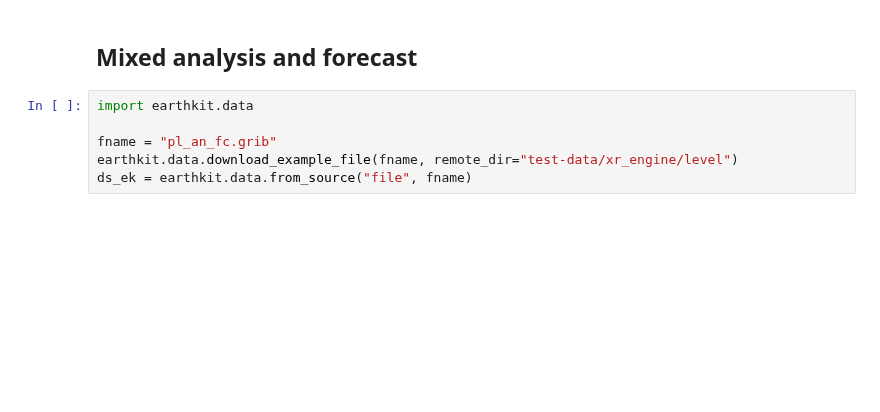
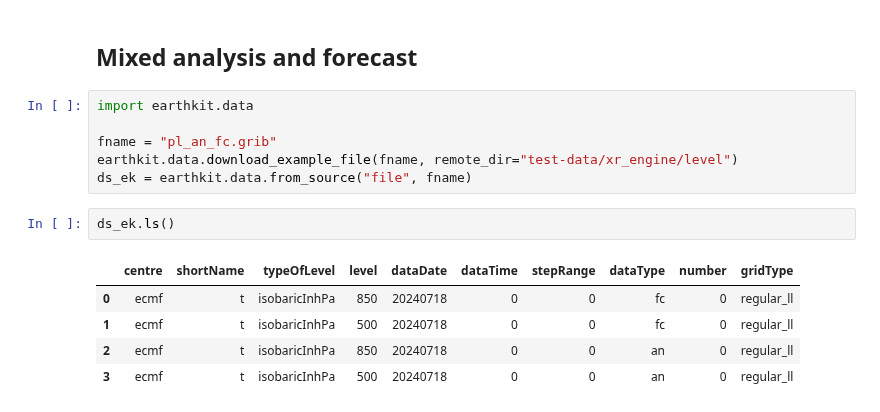
Before and after one commit to ecmwf/earthkit-data, a Jupyter notebook: docs/experimental/pl_an_fc.ipynb, the cells around one changed output. Drawn from its saved outputs; the diff is of its cells as text; blank space fills up the shorter version.

```diff
--- a/docs/experimental/pl_an_fc.ipynb
+++ b/docs/experimental/pl_an_fc.ipynb
@@ -6,3 +6,11 @@ import earthkit.data
 fname = "pl_an_fc.grib"
 earthkit.data.download_example_file(fname, remote_dir="test-data/xr_engine/level")
 ds_ek = earthkit.data.from_source("file", fname)
+# %%
+ds_ek.ls()
+# %% [output]
+|  | centre | shortName | typeOfLevel | level | dataDate | dataTime | stepRange | dataType | number | gridType |
+| 0 | ecmf | t | isobaricInhPa | 850 | 20240718 | 0 | 0 | fc | 0 | regular_ll |
+| 1 | ecmf | t | isobaricInhPa | 500 | 20240718 | 0 | 0 | fc | 0 | regular_ll |
+| 2 | ecmf | t | isobaricInhPa | 850 | 20240718 | 0 | 0 | an | 0 | regular_ll |
+| 3 | ecmf | t | isobaricInhPa | 500 | 20240718 | 0 | 0 | an | 0 | regular_ll |
```
Also changed, not shown: parts of 2 cells of this notebook, 3 other files.
